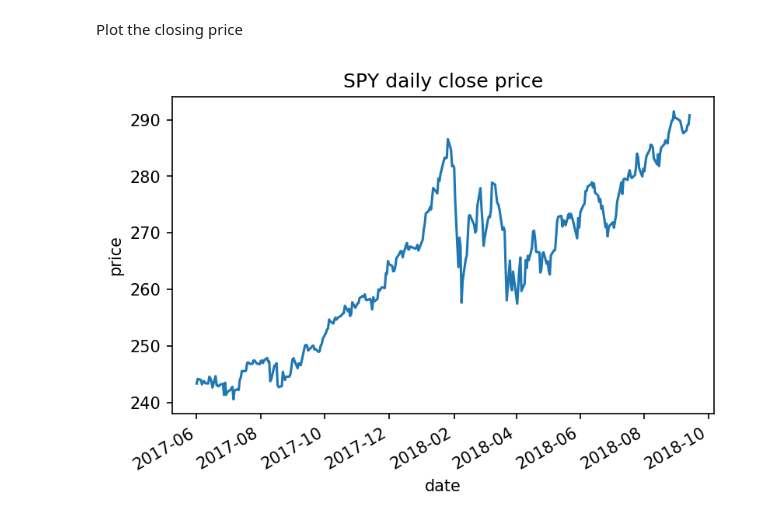
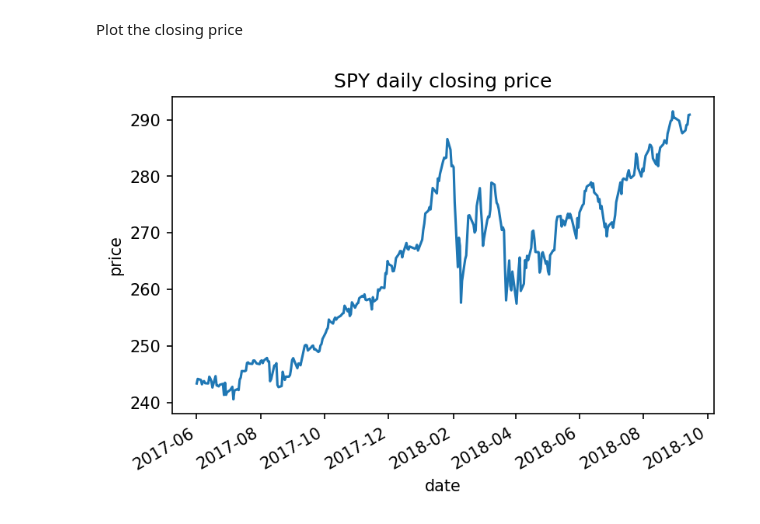
Before and after one commit to MITHaystack/scikit-dataaccess, a Jupyter notebook: skdaccess/examples/Demo_Finance_Time_Series.ipynb, the cells around one changed output. Drawn from its saved outputs; the diff is of its cells as text; code cells hidden in the pictures.

Commit message:
Updated plot title

```diff
--- a/skdaccess/examples/Demo_Finance_Time_Series.ipynb
+++ b/skdaccess/examples/Demo_Finance_Time_Series.ipynb
@@ -55,7 +55,7 @@ Index(['1. open', '2. high', '3. low', '4. close', '5. volume'], dtype='object')
 # %% [markdown]
 Plot the closing price
 # %%
-ax = data['4. close'].plot(title='SPY daily close price');
+ax = data['4. close'].plot(title='SPY daily closing price');
 ax.set_ylabel('price');
 # %% [output]
-[figure, old version]
+[figure, new version]
```
